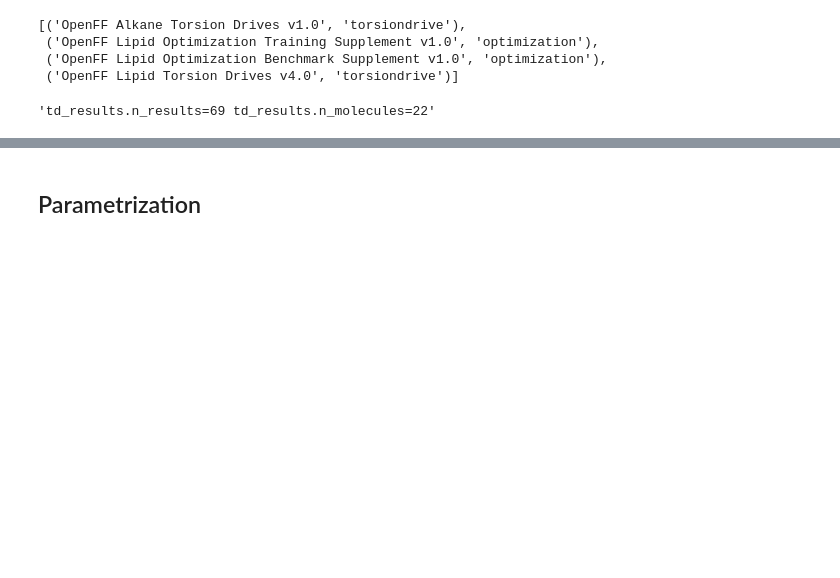
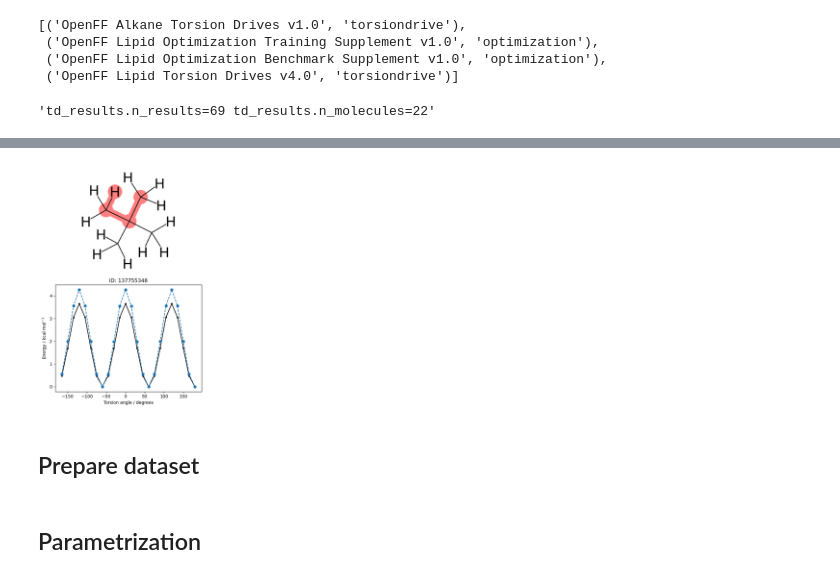
Before and after one commit to openforcefield/2026-virtual-workshops, a Jupyter notebook: fit/fitting-workshop.ipynb, the cells around one changed output, grey strips where cells are left out. Cells and saved outputs as stored; diff of their text form; code cells hidden in the pictures; blank space fills up the shorter version.

```diff
--- a/fit/fitting-workshop.ipynb
+++ b/fit/fitting-workshop.ipynb
@@ -160,0 +217,11 @@ records, molecules = zip(
+# %%
+from fitlib import plot_torsions
+
+tdstore = TorsionStore("lipids_benchmark_torsions.sqlite")
+
+tdstore.optimize_mm(force_field=init_ff_unconstrained_fn, n_processes=9)
+
+plot_torsions(
+    plot_dir="figures", force_fields=[init_ff_unconstrained_fn], store=tdstore
+)
+# %% [output]
@@ -160,0 +240,3 @@ records, molecules = zip(
+[figure, added]
+# %% [markdown]
+## Prepare dataset
```
Also changed, not shown: parts of 38 cells of this notebook, 5 other files.
